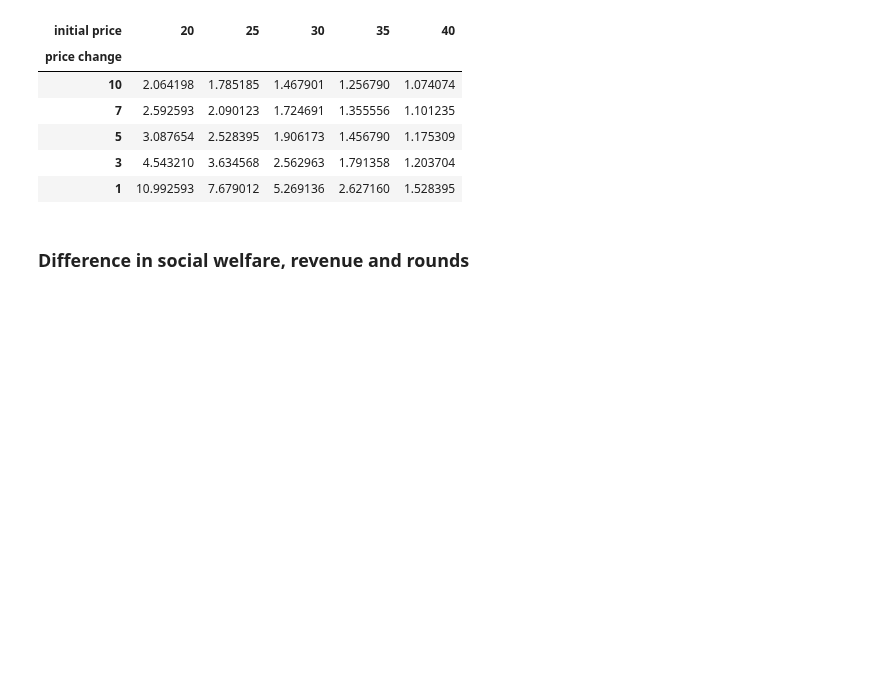
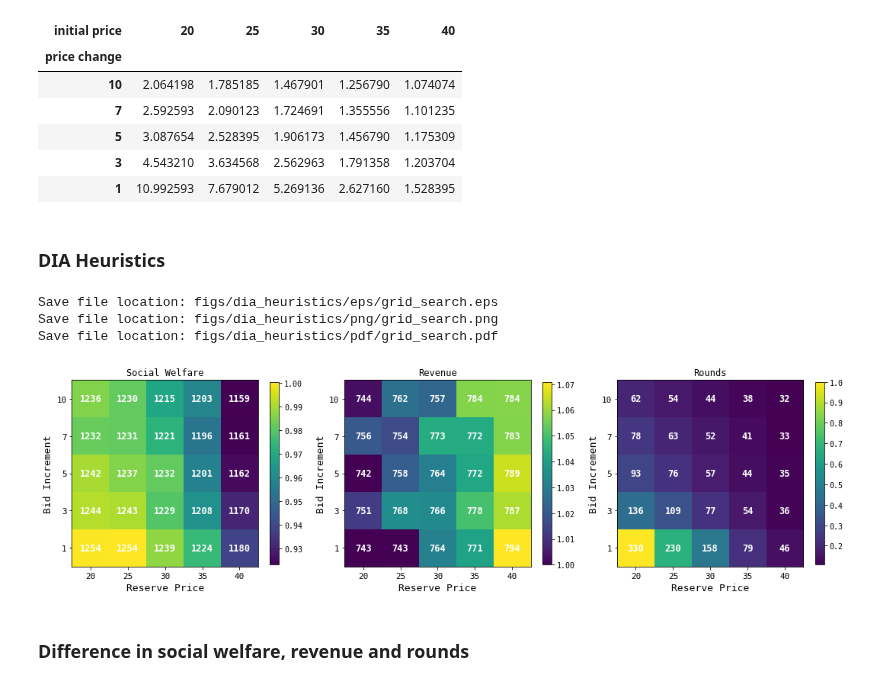
Before and after one commit to pseudo-rnd-thoughts/Elastic-Resource-Allocation, a Jupyter notebook: analysis/dia_heuristics.ipynb, the cells around one changed output. Drawn from its saved outputs; the diff is of its cells as text; code cells hidden in the pictures; blank space fills up the shorter version.

```diff
--- a/analysis/dia_heuristics.ipynb
+++ b/analysis/dia_heuristics.ipynb
@@ -248,6 +245,23 @@ heuristic_df.pivot(index='price change', columns='initial price', values='avg ta
 | 5 | 3.087654 | 2.528395 | 1.906173 | 1.456790 | 1.175309 |
 | 3 | 4.543210 | 3.634568 | 2.562963 | 1.791358 | 1.203704 |
 | 1 | 10.992593 | 7.679012 | 5.269136 | 2.627160 | 1.528395 |
+# %% [markdown]
+### DIA Heuristics
+# %%
+fig, (ax_social_welfare, ax_revenue, ax_rounds) = plt.subplots(1, 3, figsize=(15, 4.5))
+
+custom_heatmap(ax_social_welfare, 'social welfare diff', heuristic_diff_df, heuristic_df, 'avg social welfare',
+               'Social Welfare', False)
+custom_heatmap(ax_revenue, 'revenue diff', heuristic_diff_df, heuristic_df, 'avg revenue', 'Revenue', False)
+custom_heatmap(ax_rounds, 'rounds diff', heuristic_diff_df, heuristic_df, 'avg rounds', 'Rounds', False)
+plt.tight_layout()
+
+save_plot('grid_search', 'dia_heuristics')
+# %% [output]
+Save file location: figs/dia_heuristics/eps/grid_search.eps
+Save file location: figs/dia_heuristics/png/grid_search.png
+Save file location: figs/dia_heuristics/pdf/grid_search.pdf
+[figure, added]
 # %% [markdown]
 ### Difference in social welfare, revenue and rounds
 # %%
```
Also changed, not shown: parts of 6 cells of this notebook, 4 other files.
